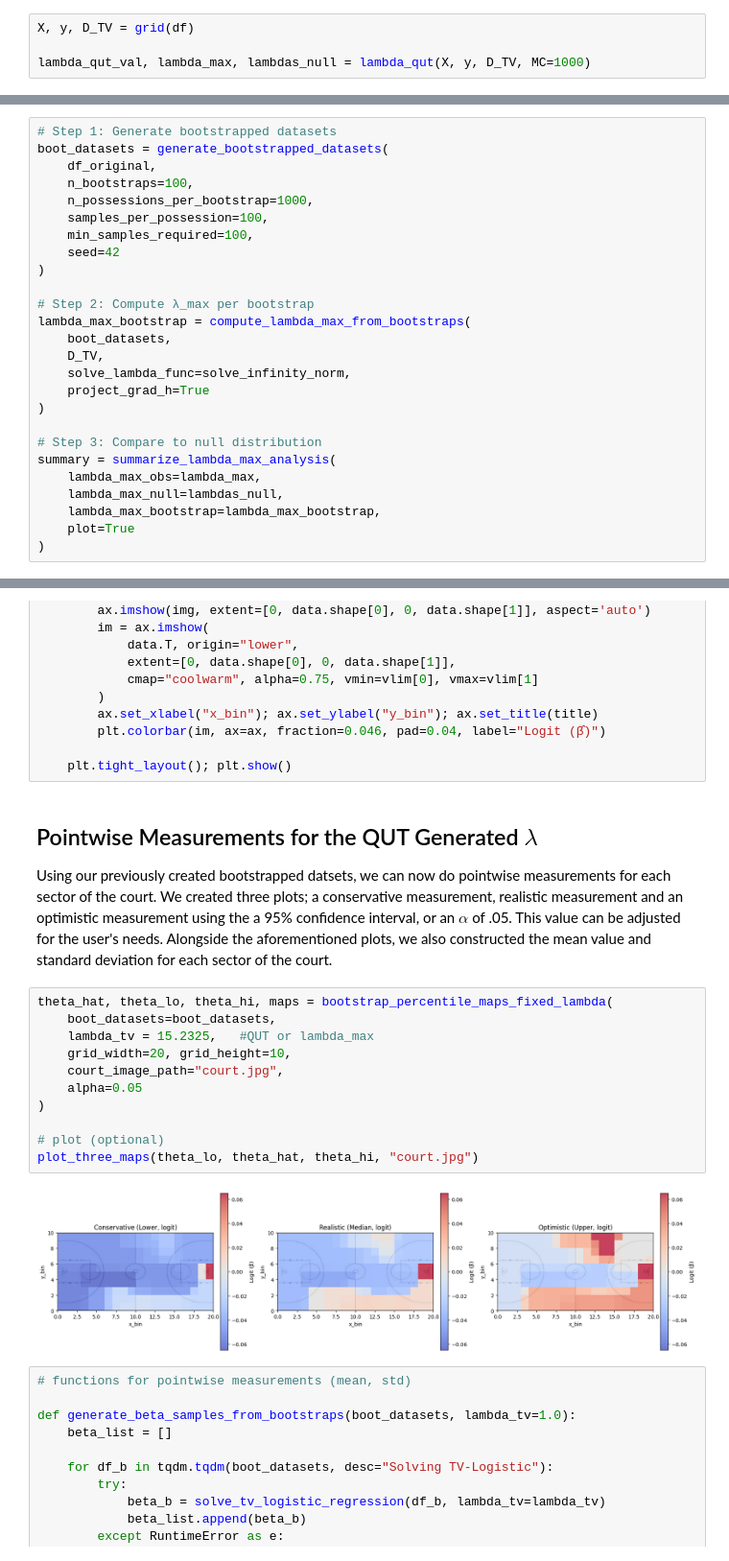
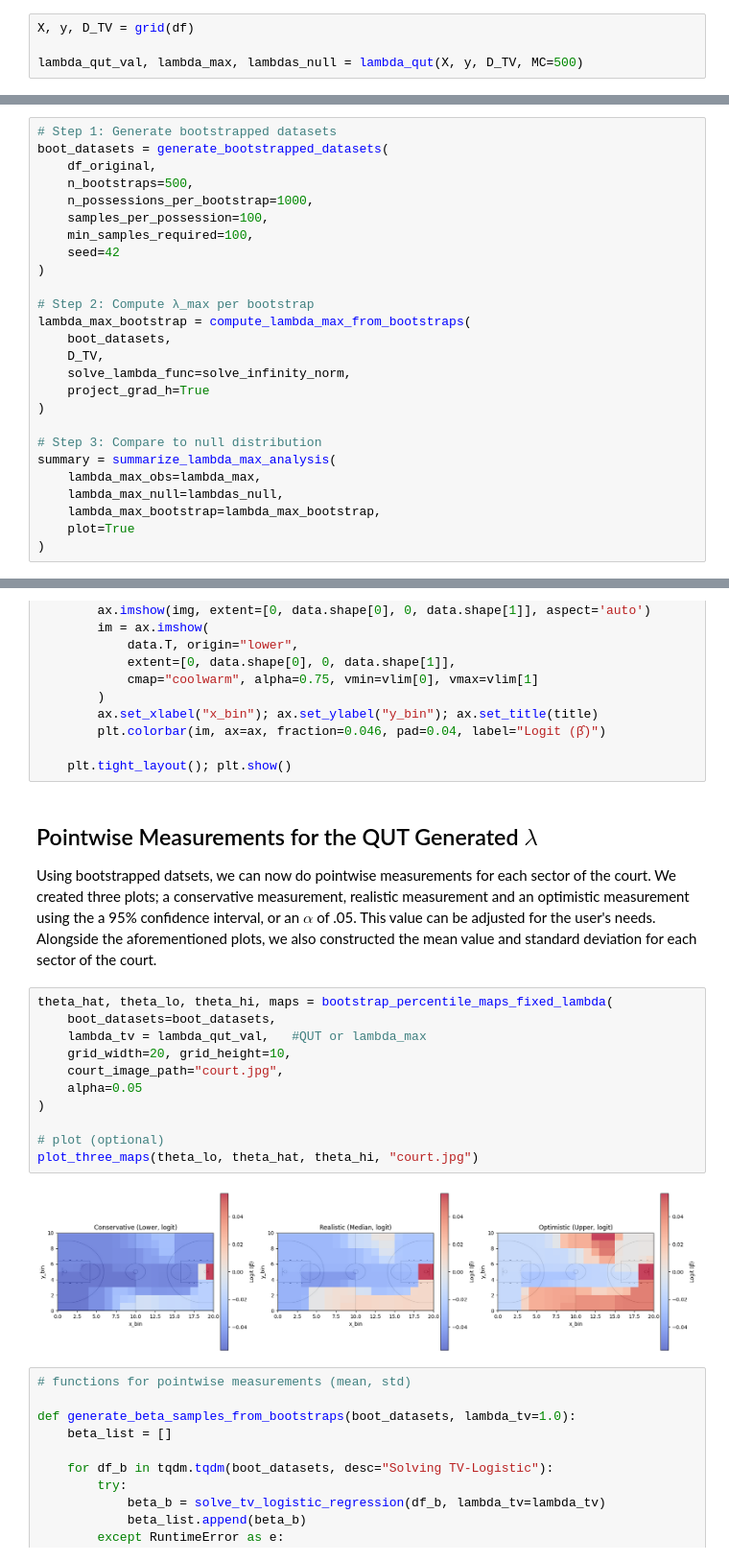
Before and after one commit to Channertheman/NBA_Analysis, a Jupyter notebook: QUT_Boostrap.ipynb, the cells around one changed output, grey strips where cells are left out. Shown at 96% size. Cells and saved outputs as stored; diff of their text form.

```diff
--- a/QUT_Boostrap.ipynb
+++ b/QUT_Boostrap.ipynb
@@ -79,6 +79,6 @@ We run this simulation $1000$ times in the cells below.
 # %%
 X, y, D_TV = grid(df)
 
-lambda_qut_val, lambda_max, lambdas_null = lambda_qut(X, y, D_TV, MC=1000)
+lambda_qut_val, lambda_max, lambdas_null = lambda_qut(X, y, D_TV, MC=500)
 # %% [output]
 Simulating null responses...
@@ -232,7 +227,7 @@ Using the same parameters as the first iteration ($1000$ possessions and $100$ s
 # Step 1: Generate bootstrapped datasets
 boot_datasets = generate_bootstrapped_datasets(
     df_original,
-    n_bootstraps=100,
+    n_bootstraps=500,
     n_possessions_per_bootstrap=1000,
     samples_per_possession=100,
     min_samples_required=100,
@@ -354,20 +349,20 @@ def plot_three_maps(logit_lo, logit_med, logit_hi, court_image_path, vlim=None):
 # %% [markdown]
 ## Pointwise Measurements for the QUT Generated $\lambda$
 
-Using our previously created bootstrapped datsets, we can now do pointwise measurements for each sector of the court. We created three plots; a conservative measurement, realistic measurement and an optimistic measurement using the a 95% confidence interval, or an $\alpha$ of .05. This value can be adjusted for the user's needs. Alongside the aforementioned plots, we also constructed the mean value and standard deviation for each sector of the court.
+Using bootstrapped datsets, we can now do pointwise measurements for each sector of the court. We created three plots; a conservative measurement, realistic measurement and an optimistic measurement using the a 95% confidence interval, or an $\alpha$ of .05. This value can be adjusted for the user's needs. Alongside the aforementioned plots, we also constructed the mean value and standard deviation for each sector of the court.
 # %%
 theta_hat, theta_lo, theta_hi, maps = bootstrap_percentile_maps_fixed_lambda(
     boot_datasets=boot_datasets,
-    lambda_tv = 15.2325,   #QUT or lambda_max
+    lambda_tv = lambda_qut_val,   #QUT or lambda_max
     grid_width=20, grid_height=10,
     court_image_path="court.jpg",
     alpha=0.05
 )
 
 # plot (optional)
 plot_three_maps(theta_lo, theta_hat, theta_hi, "court.jpg")
 # %% [output]
-[figure, old version]
+[figure, new version]
 # %%
 # functions for pointwise measurements (mean, std)
 
```
Also changed, not shown: parts of 9 cells of this notebook, 3 other files.
